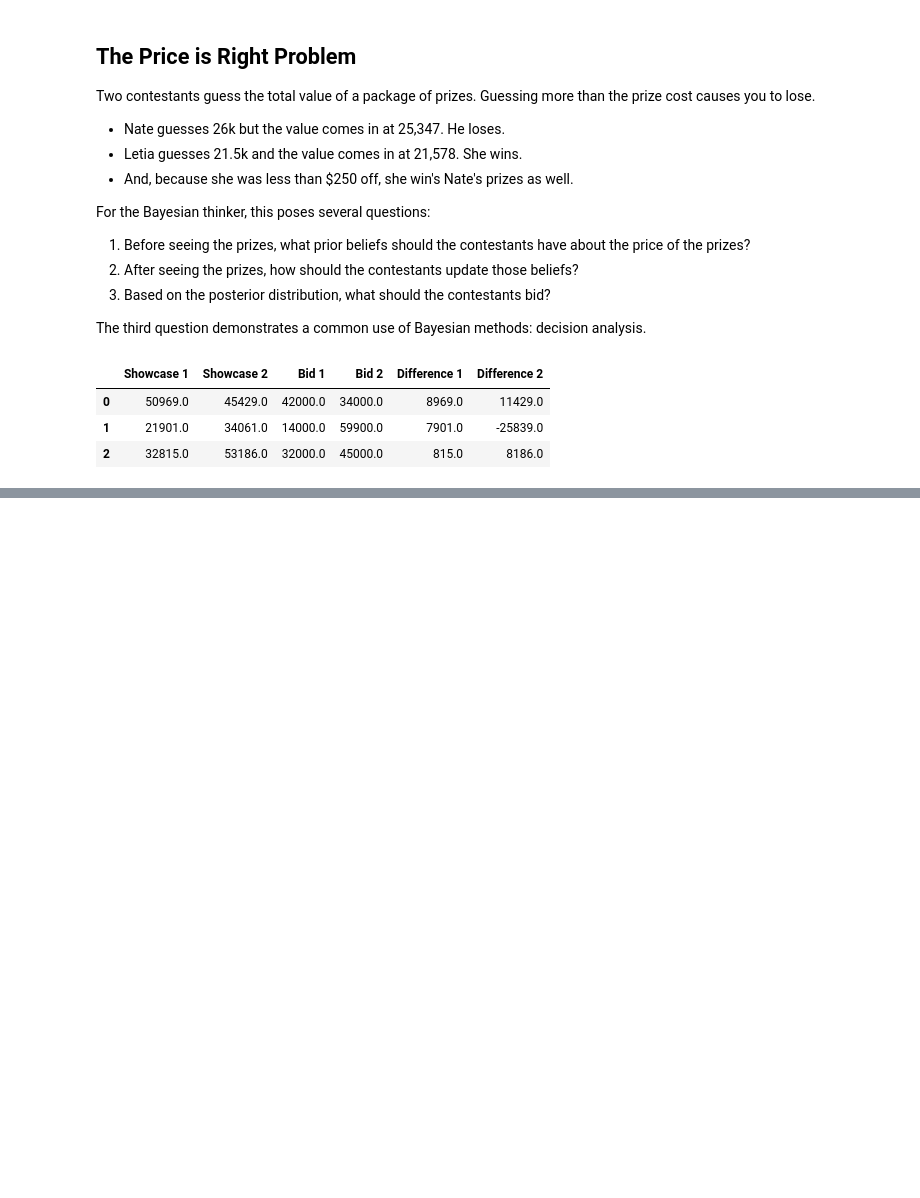
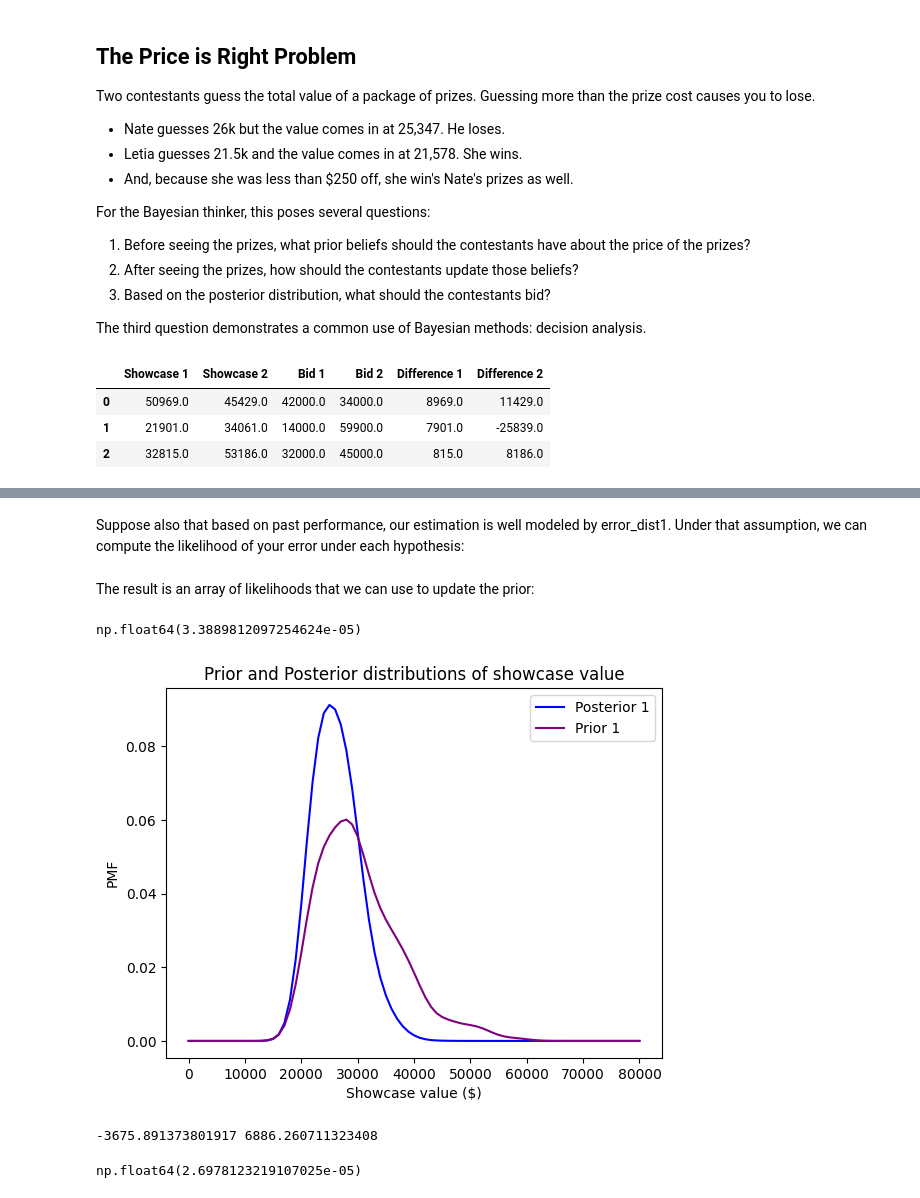
Before and after one commit to coletlacroix/math, a Jupyter notebook: 00.10_Think_Bayes_Downey/09_decision_analysis.ipynb, the cells around one changed output, grey strips where cells are left out. Saved outputs shown, nothing was run; the diff lists cells and outputs as text; code cells hidden in the pictures; blank space fills up the shorter version.

```diff
--- a/00.10_Think_Bayes_Downey/09_decision_analysis.ipynb
+++ b/00.10_Think_Bayes_Downey/09_decision_analysis.ipynb
@@ -36,0 +121,4 @@ df.head(3)
+# %%
+from scipy.stats import norm
+
+error_dist1 = norm(0, std_diff1)
@@ -36,0 +139,36 @@ df.head(3)
+# %%
+guess1 = 23000
+error1 = guess1 - prior1.qs
+# %% [markdown]
+Suppose also that based on past performance, our estimation is well modeled by error_dist1. Under that assumption, we can compute the likelihood of your error under each hypothesis:
+# %%
+likelihood1 = error_dist1.pdf(error1)
+# %% [markdown]
+The result is an array of likelihoods that we can use to update the prior:
+# %%
+posterior1 = prior1 * likelihood1
+posterior1.normalize()
+# %% [output]
+np.float64(3.3889812097254624e-05)
+# %%
+posterior1.plot(label = 'Posterior 1', color = 'blue')
+prior1.plot(label = 'Prior 1', color = 'purple')
+plt.xlabel('Showcase value ($)')
+plt.ylabel('PMF')
+plt.title('Prior and Posterior distributions of showcase value')
+plt.legend()
+plt.show()
+# %% [output]
+[figure, added]
+# %%
+# player 2
+
+qs = np.linspace(0, 80000, 81)
+prior2 = kde_from_sample(df['Showcase 2'], qs)
+
+mean_diff2 = sample_diff2.mean()
+std_diff2 = sample_diff2.std()
+
+print(mean_diff2, std_diff2)
+# %% [output]
+-3675.891373801917 6886.260711323408
@@ -36,0 +184,5 @@ df.head(3)
+# %%
+posterior2 = prior2 * likelihood2
+posterior2.normalize()
+# %% [output]
+np.float64(2.6978123219107025e-05)
```
Also changed, not shown: parts of 25 cells of this notebook, 2 other files.
